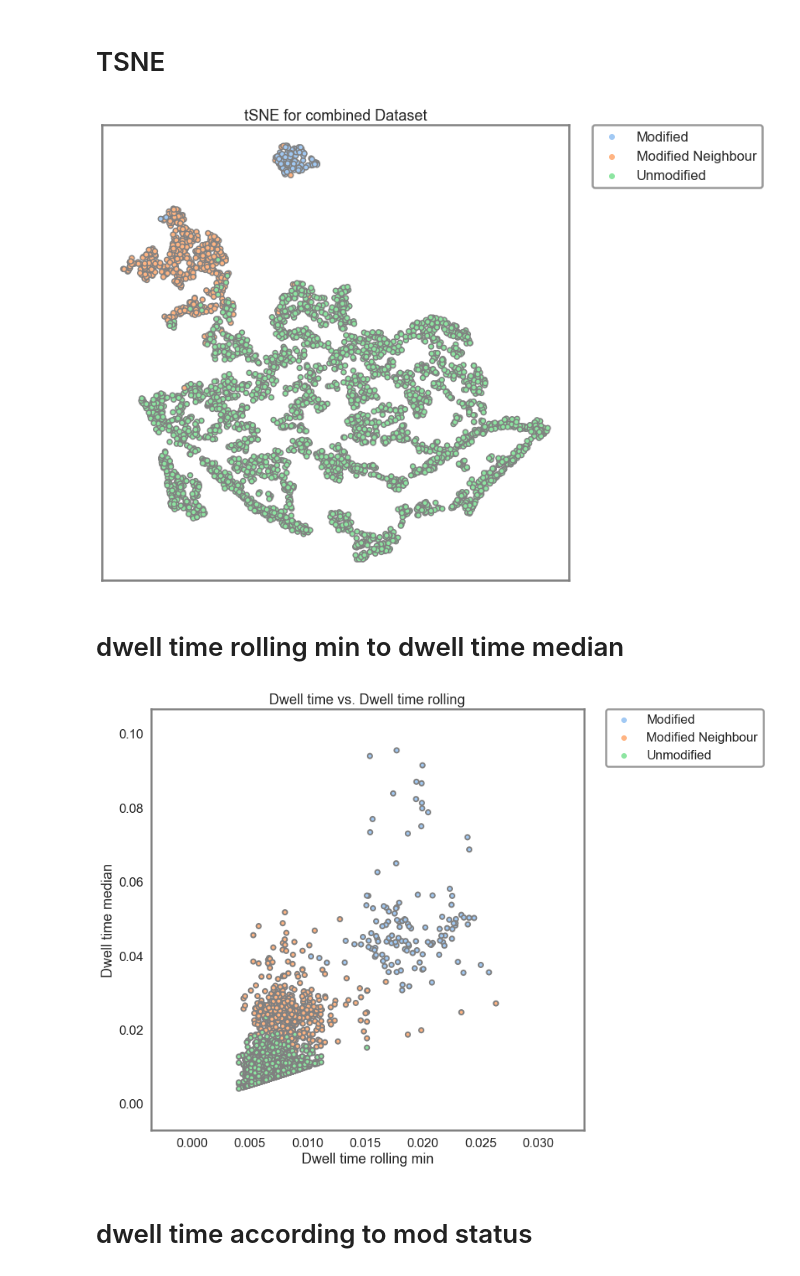
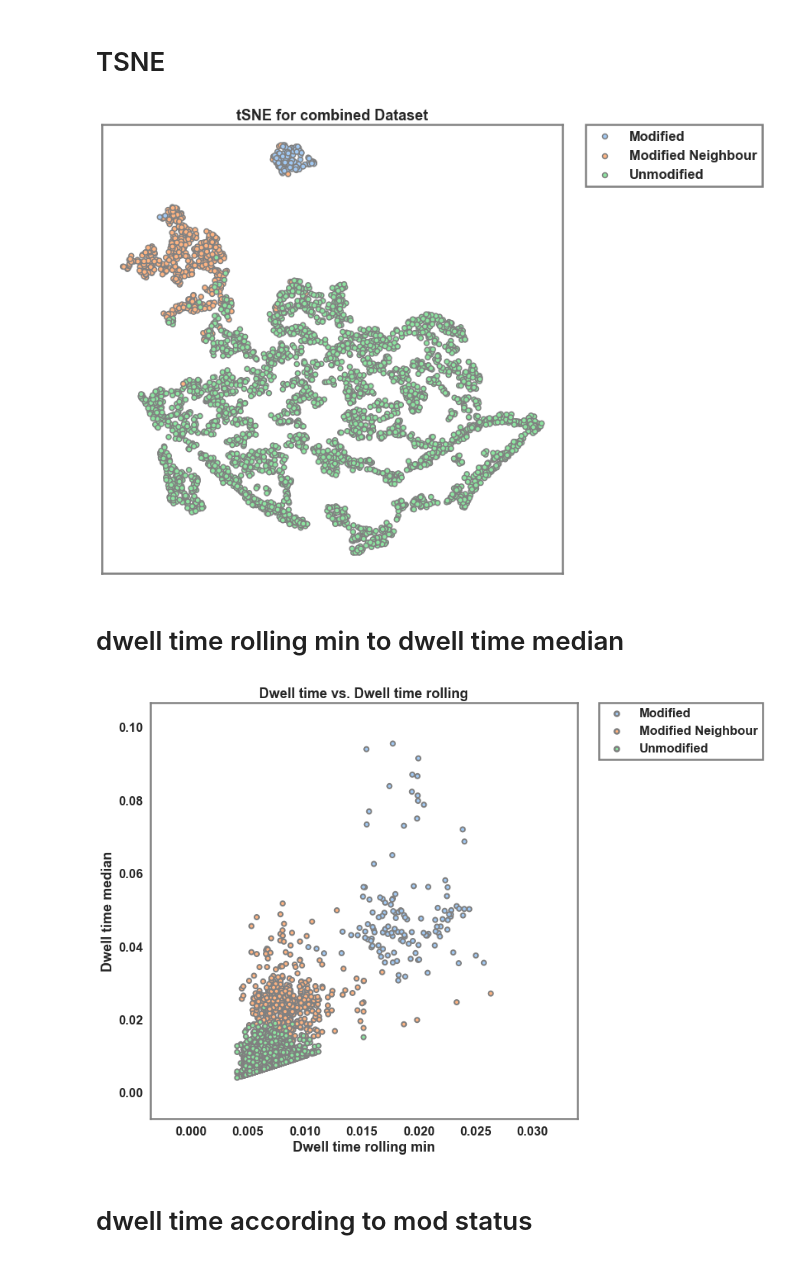
Before and after one commit to Karsten-Yan/ky-nf-capstone, a Jupyter notebook: 5_Visualizations.ipynb, the cells around one changed output. Cells and saved outputs as stored; diff of their text form; code cells hidden in the pictures.

```diff
--- a/5_Visualizations.ipynb
+++ b/5_Visualizations.ipynb
@@ -21,7 +43,10 @@ mpl.rcParams['figure.edgecolor'] = "grey"
 mpl.rcParams['lines.linewidth'] = 2.5
 mpl.rcParams['legend.edgecolor'] = "grey"
 mpl.rcParams['legend.shadow'] = False
-mpl.rcParams['legend.facecolor'] = "white"
+mpl.rcParams["legend.framealpha"] = 1
+mpl.rcParams['font.weight'] = "bold"
+mpl.rcParams['axes.labelweight'] = "bold"
+mpl.rcParams['axes.titleweight'] = "bold"
 # %%
 from sklearn.compose import ColumnTransformer
 from sklearn.preprocessing import StandardScaler, OneHotEncoder, LabelEncoder, PolynomialFeatures
@@ -91,22 +118,27 @@ umap = umap.UMAP()
 # %%
-embedding = umap.fit_transform(preprocessor_combined_limited.fit_transform(df_combined))
-
 umap_df = pd.DataFrame(embedding)
 umap_df["modified"] = df_combined.modified.astype("category")
-umap_df.columns = ["umap_dim_1","umap_dim_2","modified_status"]
+umap_df["dwell_time_rolling_min"] = df_combined["dwell_time_rolling_min"]
+umap_df.columns = ["umap_dim_1","umap_dim_2","modified_status","dwell_time_rolling_min"]
 # %%
 plt.figure(figsize=(10,10))
-ax = sns.scatterplot(x="umap_dim_2", y="umap_dim_1", data = umap_df, hue="modified_status", edgecolor="grey", linewidth = 1.5)
+ax = sns.scatterplot(x="umap_dim_2", y="umap_dim_1", data = umap_df, hue="modified_status", edgecolor="grey",
+                     linewidth = 1.5)
 
 plt.title("UMAP for combined Dataset")
 plt.xlabel("")
 plt.ylabel("")
 plt.xticks([])
 h,l = ax.get_legend_handles_labels()
-legend = plt.legend(h[1:],l[1:],bbox_to_anchor=(1.05, 1), loc=2, borderaxespad=0., fancybox=True)
+legend = plt.legend(h[1:],l[1:],bbox_to_anchor=(1.05, 1), loc=2, borderaxespad=0., fancybox=False)
 frame = legend.get_frame()
 frame.set_linewidth(2.5)
+frame.set_facecolor('none')
+for legobj in legend.legendHandles:
+    legobj.set_edgecolor("grey")
+    legobj.set_linewidth(1.5)
 
 plt.yticks([])
-plt.savefig("figures/umap.png",dpi=300,bbox_inches="tight" );
+plt.savefig("figures/umap.svg",dpi=300,bbox_inches="tight", transparent= True)
+plt.savefig("figures/umap.png",dpi=300,bbox_inches="tight", transparent= True);
 # %% [output]
@@ -124,38 +156,48 @@ df_combined_w_tsne = pd.concat([df_combined.modified,pd.Series(tsne_combined[:,0
 plt.figure(figsize=(10,10))
 ax = sns.scatterplot(data = df_combined_w_tsne, x = "tsne_d1", y = "tsne_d2", hue = "modified", edgecolor="grey", linewidth = 1.5)
 h,l = ax.get_legend_handles_labels()
-legend = plt.legend(h[1:],l[1:],bbox_to_anchor=(1.05, 1), loc=2, borderaxespad=0., fancybox=True)
+legend = plt.legend(h[1:],l[1:],bbox_to_anchor=(1.05, 1), loc=2, borderaxespad=0., fancybox=False)
 frame = legend.get_frame()
 frame.set_linewidth(2.5)
+frame.set_facecolor('none')
+for legobj in legend.legendHandles:
+    legobj.set_edgecolor("grey")
+    legobj.set_linewidth(1.5)
 
 plt.title("tSNE for combined Dataset")
 plt.xlabel("")
 plt.ylabel("")
 plt.xticks([])
 plt.yticks([])
-plt.savefig("figures/tsne.png",dpi=300,bbox_inches="tight" );
+plt.savefig("figures/tsne.svg",dpi=300,bbox_inches="tight", transparent= True)
+plt.savefig("figures/tsne.png",dpi=300,bbox_inches="tight", transparent= True);
 # %% [output]
-[figure, old version]
+[figure, new version]
 # %% [markdown]
 # dwell time rolling min to dwell time median
 # %%
 plt.figure(figsize=(10,10))
 ax = sns.scatterplot(data=df_combined, x="dwell_time_rolling_min", y="dwell_time_median", hue="modified",
                 edgecolor="grey", linewidth = 2)
 h,l = ax.get_legend_handles_labels()
-legend = plt.legend(h[1:],l[1:],bbox_to_anchor=(1.05, 1), loc=2, borderaxespad=0., fancybox=True)
+legend = plt.legend(h[1:],l[1:],bbox_to_anchor=(1.05, 1), loc=2, borderaxespad=0., fancybox=False)
 frame = legend.get_frame()
 frame.set_linewidth(2.5)
+frame.set_facecolor('none')
+for legobj in legend.legendHandles:
+    legobj.set_edgecolor("grey")
+    legobj.set_linewidth(2.5)
 yl = ax.get_ylabel()
 yl = " ".join(yl.split("_")).capitalize()
 ax.set_ylabel(yl)
 xl = ax.get_xlabel()
 xl = " ".join(xl.split("_")).capitalize()
 ax.set_xlabel(xl)
 plt.title("Dwell time vs. Dwell time rolling")
-plt.savefig("figures/scatter_median_vs_rolling.png",dpi=300,bbox_inches="tight" );
+plt.savefig("figures/scatter_median_vs_rolling.svg",dpi=300,bbox_inches="tight", transparent= True)
+plt.savefig("figures/scatter_median_vs_rolling.png",dpi=300,bbox_inches="tight", transparent= True);
 # %% [output]
-[figure, old version]
+[figure, new version]
 # %% [markdown]
 # dwell time according to mod status
 # %%
```
Also changed, not shown: parts of 14 cells of this notebook, 18 other files.
